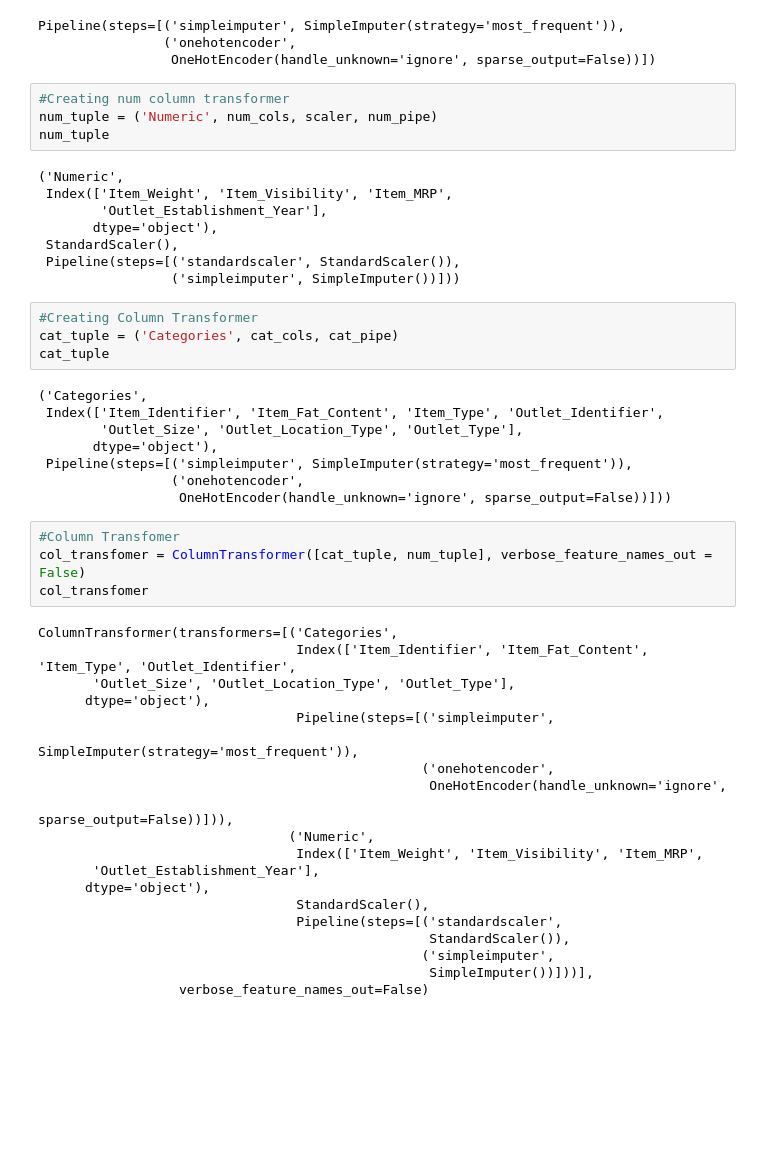
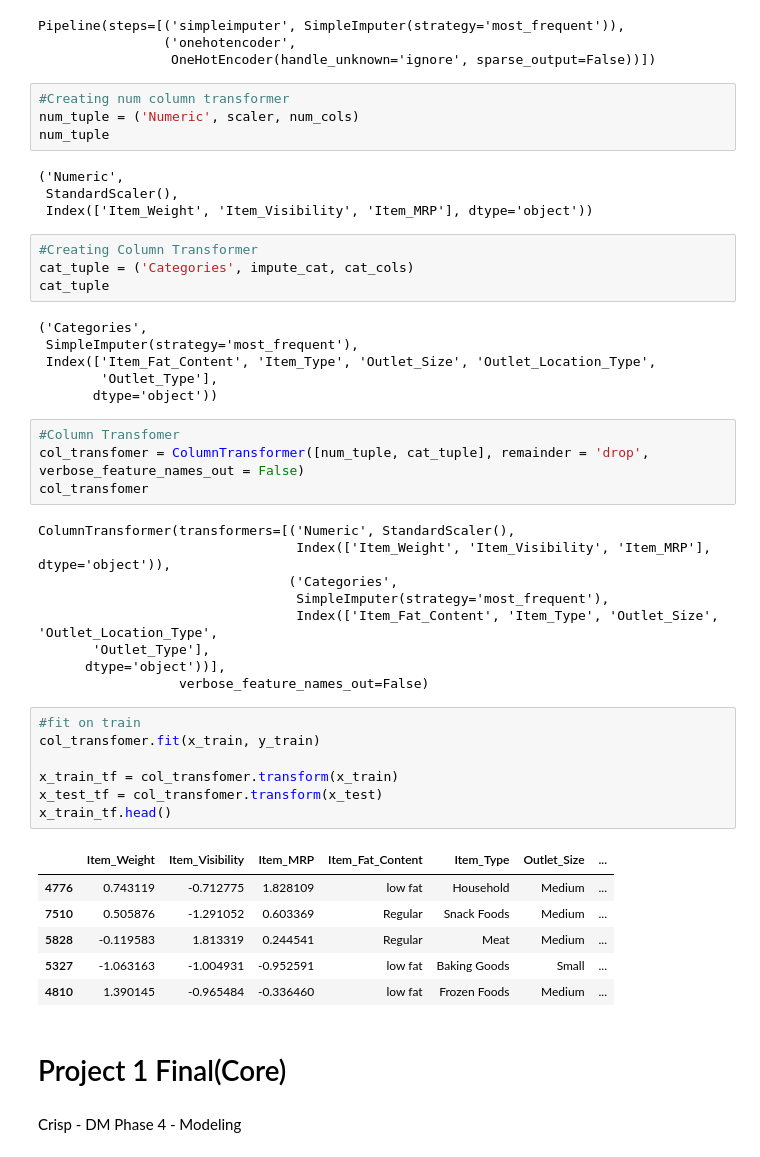
Before and after one commit to NMtuzula/Prediction-of-Product-Sales, a Jupyter notebook: Headers.ipynb, the cells around one changed output. Drawn from its saved outputs; the diff is of its cells as text; blank space fills up the shorter version.

```diff
--- a/Headers.ipynb
+++ b/Headers.ipynb
@@ -764,49 +787,50 @@ Pipeline(steps=[('simpleimputer', SimpleImputer(strategy='most_frequent')),
                  OneHotEncoder(handle_unknown='ignore', sparse_output=False))])
 # %%
 #Creating num column transformer
-num_tuple = ('Numeric', num_cols, scaler, num_pipe)
+num_tuple = ('Numeric', scaler, num_cols)
 num_tuple
 # %% [output]
 ('Numeric',
- Index(['Item_Weight', 'Item_Visibility', 'Item_MRP',
-        'Outlet_Establishment_Year'],
-       dtype='object'),
  StandardScaler(),
- Pipeline(steps=[('standardscaler', StandardScaler()),
-                 ('simpleimputer', SimpleImputer())]))
+ Index(['Item_Weight', 'Item_Visibility', 'Item_MRP'], dtype='object'))
 # %%
 #Creating Column Transformer
-cat_tuple = ('Categories', cat_cols, cat_pipe)
+cat_tuple = ('Categories', impute_cat, cat_cols)
 cat_tuple
 # %% [output]
 ('Categories',
- Index(['Item_Identifier', 'Item_Fat_Content', 'Item_Type', 'Outlet_Identifier',
-        'Outlet_Size', 'Outlet_Location_Type', 'Outlet_Type'],
-       dtype='object'),
- Pipeline(steps=[('simpleimputer', SimpleImputer(strategy='most_frequent')),
-                 ('onehotencoder',
-                  OneHotEncoder(handle_unknown='ignore', sparse_output=False))]))
+ SimpleImputer(strategy='most_frequent'),
+ Index(['Item_Fat_Content', 'Item_Type', 'Outlet_Size', 'Outlet_Location_Type',
+        'Outlet_Type'],
+       dtype='object'))
 # %%
 #Column Transfomer
-col_transfomer = ColumnTransformer([cat_tuple, num_tuple], verbose_feature_names_out = False)
+col_transfomer = ColumnTransformer([num_tuple, cat_tuple], remainder = 'drop', verbose_feature_names_out = False)
 col_transfomer
 # %% [output]
-ColumnTransformer(transformers=[('Categories',
-                                 Index(['Item_Identifier', 'Item_Fat_Content', 'Item_Type', 'Outlet_Identifier',
-       'Outlet_Size', 'Outlet_Location_Type', 'Outlet_Type'],
-      dtype='object'),
-                                 Pipeline(steps=[('simpleimputer',
-                                                  SimpleImputer(strategy='most_frequent')),
-                                                 ('onehotencoder',
-                                                  OneHotEncoder(handle_unknown='ignore',
-                                                                sparse_output=False))])),
-                                ('Numeric',
-                                 Index(['Item_Weight', 'Item_Visibility', 'Item_MRP',
-       'Outlet_Establishment_Year'],
-      dtype='object'),
-                                 StandardScaler(),
-                                 Pipeline(steps=[('standardscaler',
-                                                  StandardScaler()),
-                                                 ('simpleimputer',
-                                                  SimpleImputer())]))],
+ColumnTransformer(transformers=[('Numeric', StandardScaler(),
+                                 Index(['Item_Weight', 'Item_Visibility', 'Item_MRP'], dtype='object')),
+                                ('Categories',
+                                 SimpleImputer(strategy='most_frequent'),
+                                 Index(['Item_Fat_Content', 'Item_Type', 'Outlet_Size', 'Outlet_Location_Type',
+       'Outlet_Type'],
+      dtype='object'))],
                   verbose_feature_names_out=False)
+# %%
+#fit on train
+col_transfomer.fit(x_train, y_train)
+
+x_train_tf = col_transfomer.transform(x_train)
+x_test_tf = col_transfomer.transform(x_test)
+x_train_tf.head()
+# %% [output]
+|  | Item_Weight | Item_Visibility | Item_MRP | Item_Fat_Content | Item_Type | Outlet_Size | ... |
+| 4776 | 0.743119 | -0.712775 | 1.828109 | low fat | Household | Medium | ... |
+| 7510 | 0.505876 | -1.291052 | 0.603369 | Regular | Snack Foods | Medium | ... |
+| 5828 | -0.119583 | 1.813319 | 0.244541 | Regular | Meat | Medium | ... |
+| 5327 | -1.063163 | -1.004931 | -0.952591 | low fat | Baking Goods | Small | ... |
+| 4810 | 1.390145 | -0.965484 | -0.336460 | low fat | Frozen Foods | Medium | ... |
+# %% [markdown]
+# Project 1 Final(Core)
+# %% [markdown]
+Crisp - DM Phase 4 - Modeling
```
Also changed, not shown: parts of 18 cells of this notebook.
